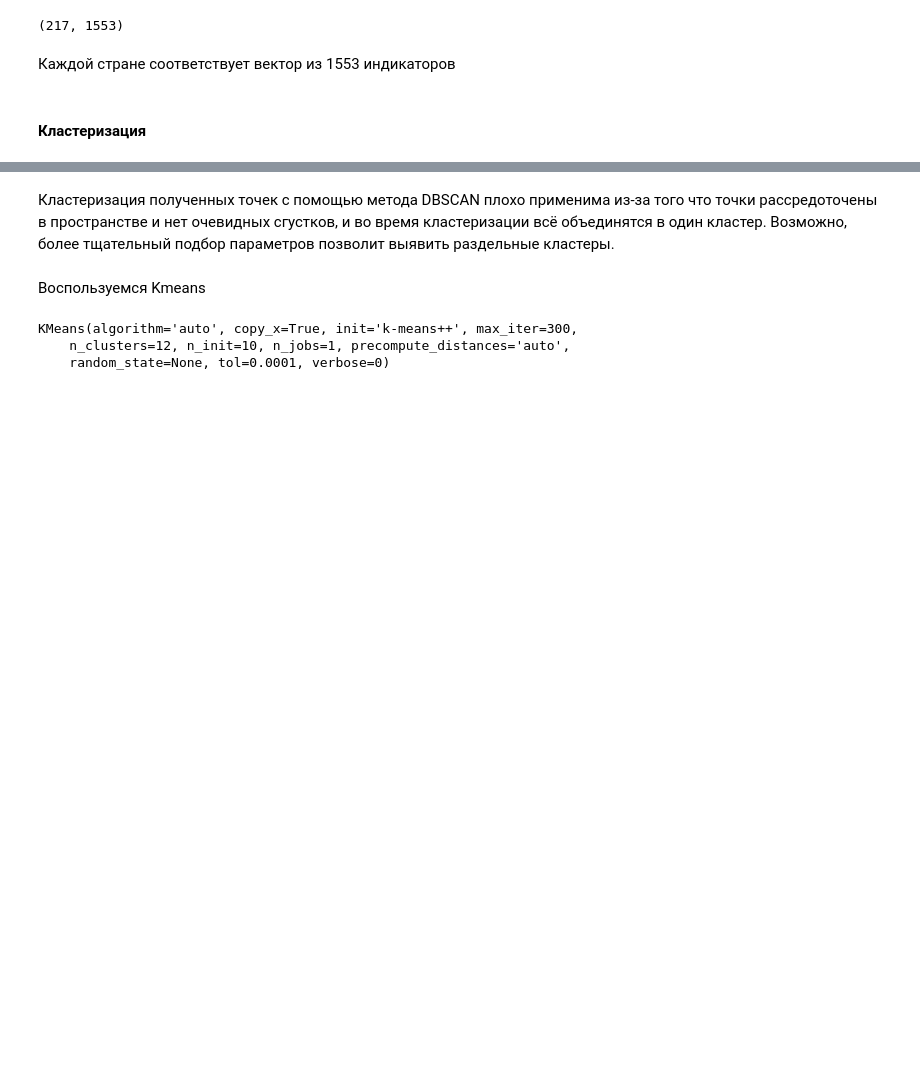
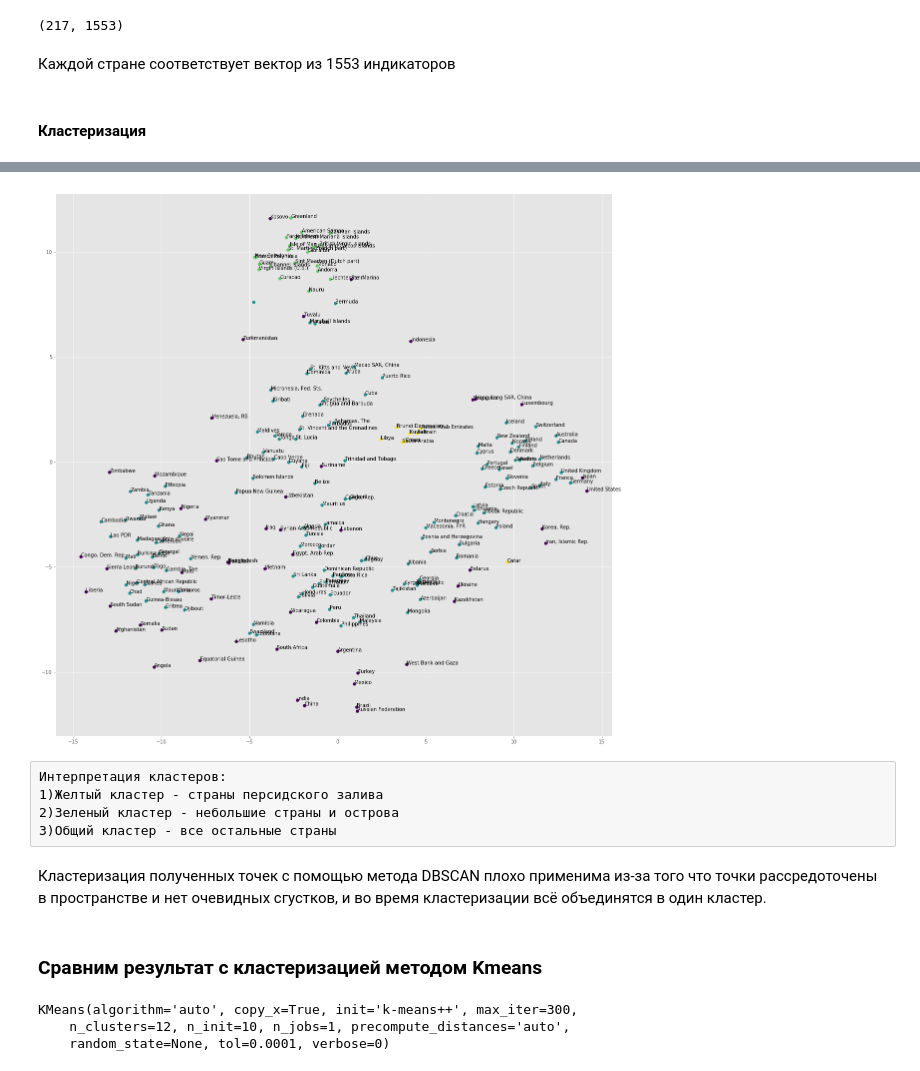
Before and after one commit to Xsardas1000/Intellectual-processing-of-data, a Jupyter notebook: hw2-clusters/filin_hw2-clusters.ipynb, the cells around one changed output, grey strips where cells are left out. Saved outputs shown, nothing was run; the diff lists cells and outputs as text; code cells hidden in the pictures; blank space fills up the shorter version.

```diff
--- a/hw2-clusters/filin_hw2-clusters.ipynb
+++ b/hw2-clusters/filin_hw2-clusters.ipynb
@@ -591,7 +611,22 @@ choose_eps(X, min_val=0.01, max_val=5, min_pts=5)
+# %%
+pl.figure(figsize=(20, 20))
+plt.scatter(tsne_vis_db[:, 0], tsne_vis_db[:, 1], c=clt.labels);
+for i in range(len(country_names)):
+    try:
+        plt.annotate(country_names[i], (tsne_vis_db[i, 0], tsne_vis_db[i, 1]))
+    except UnicodeDecodeError:
+        continue
+# %% [output]
+[figure, added]
+# %% [raw]
+Интерпретация кластеров:
+1)Желтый кластер - страны персидского залива
+2)Зеленый кластер - небольшие страны и острова
+3)Общий кластер - все остальные страны
 # %% [markdown]
-Кластеризация полученных точек с помощью метода DBSCAN плохо применима из-за того что точки рассредоточены в пространстве и нет очевидных сгустков, и во время кластеризации всё объединятся в один кластер. Возможно, более тщательный подбор параметров позволит выявить раздельные кластеры.
+Кластеризация полученных точек с помощью метода DBSCAN плохо применима из-за того что точки рассредоточены в пространстве и нет очевидных сгустков, и во время кластеризации всё объединятся в один кластер.
-# %% [markdown]
-Воспользуемся Kmeans
+# %% [markdown]
+### Сравним результат с кластеризацией методом Kmeans
 # %%
 from sklearn.cluster import KMeans
 # %%
```
Also changed, not shown: parts of 12 cells of this notebook.
